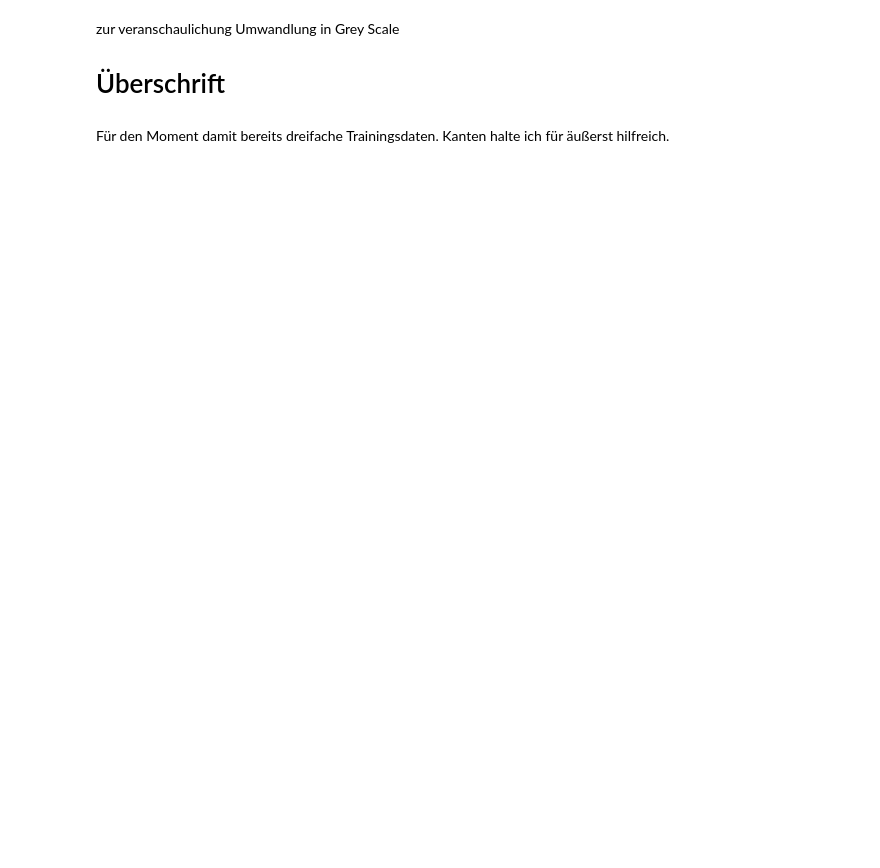
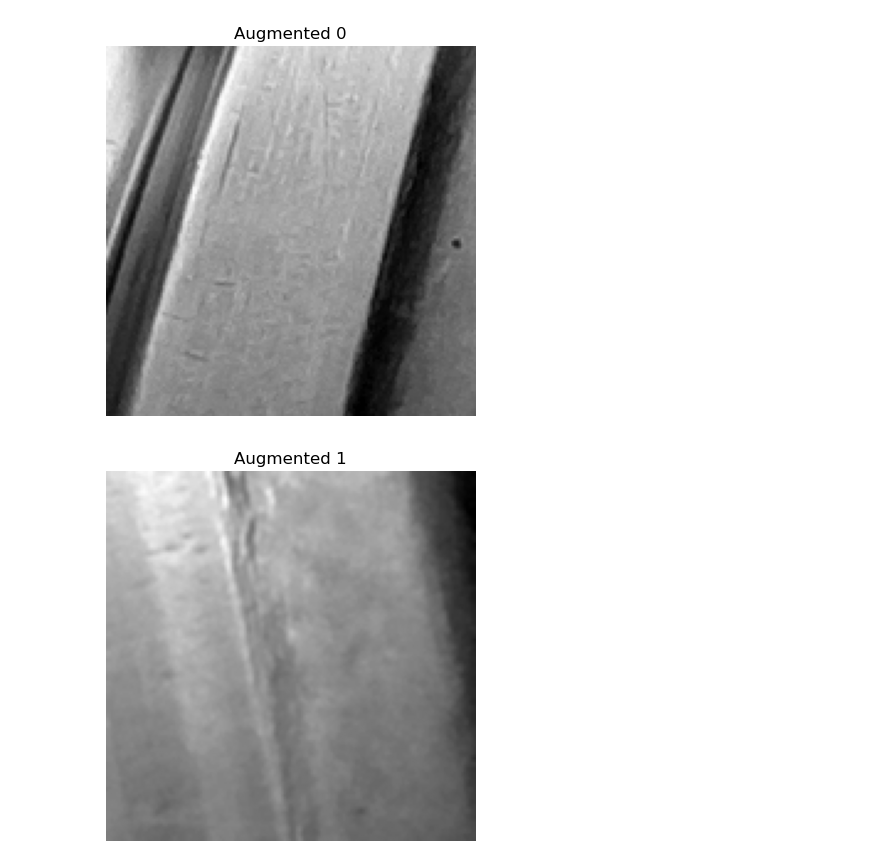
Before and after one commit to janikWa/Pitting_Detection, a Jupyter notebook: ProjectNotebook.ipynb, the cells around one changed output. Saved outputs shown, nothing was run; the diff lists cells and outputs as text; code cells hidden in the pictures; blank space fills up the shorter version.

```diff
--- a/ProjectNotebook.ipynb
+++ b/ProjectNotebook.ipynb
@@ -22,20 +19,17 @@ targetPath = currentPath.parent / 'data' / 'KGT_pitting_simplified'
 imsF = [[str(file), True] for file in targetPath.iterdir() if file.is_file()]
 
 ims = imsNoF + imsF
+paths = [x[0] for x in ims]
 
 del(imsNoF, imsF, currentPath, targetPath)
-# %% [markdown]
-zur veranschaulichung Umwandlung in Grey Scale
-<h1> Überschrift </h1>
-# %% [markdown]
-Für den Moment damit bereits dreifache Trainingsdaten. Kanten halte ich für äußerst hilfreich.
+# %%
+def readImage(path, size=(150,150)):
+    img = cv2.imread(str(path), cv2.IMREAD_GRAYSCALE)
+    if img is None:
+        return None
+    return cv2.resize(img, size)
 # %%
-def processImage(path, size=(150,150)):
-    img = cv2.imread(str(path), cv2.IMREAD_GRAYSCALE)
-    if img is None:
-        return None
-    img = cv2.resize(img, size)
-
+def processImage(img):
     # Feature 1: einfache Grayscale
     grayFlat = img.flatten()
 
@@ -61,2 +55,36 @@ for i in range(len(ims)):
     if processedImage is not None:
         ims[i][0] = processedImage
+# %%
+augmenter = A.Compose([
+    A.HorizontalFlip(p=0.5),
+    #A.Rotate(limit=15, p=0.5),
+    A.RandomBrightnessContrast(p=0.2),
+    A.GaussianBlur(blur_limit=(3,3), p=0.1),
+    A.GaussNoise(var_limit=(5.0, 10.0), p=0.1)
+])
+
+def augmentImage(img):
+    return augmenter(image=img)['image']
+
+augIms = []
+i = 0
+for path in paths:
+    img = readImage(path)
+    aug_img = augmentImage(img)
+    augIms.append(processImage(aug_img))  # Features für Modell
+
+    # Bild nur anzeigen – aber das augmentierte Bild, nicht die Features
+    if i < 5:
+        plt.imshow(aug_img, cmap='gray')
+        plt.title(f"Augmented {i}")
+        plt.axis('off')
+        plt.show()
+    elif i > 1491:
+        plt.imshow(aug_img, cmap='gray')
+        plt.title(f"Augmented {i}")
+        plt.axis('off')
+        plt.show()
+    i+=1
+# %% [output]
+[figure, added]
+[figure, added]
```
Also changed, not shown: parts of 7 cells of this notebook.
